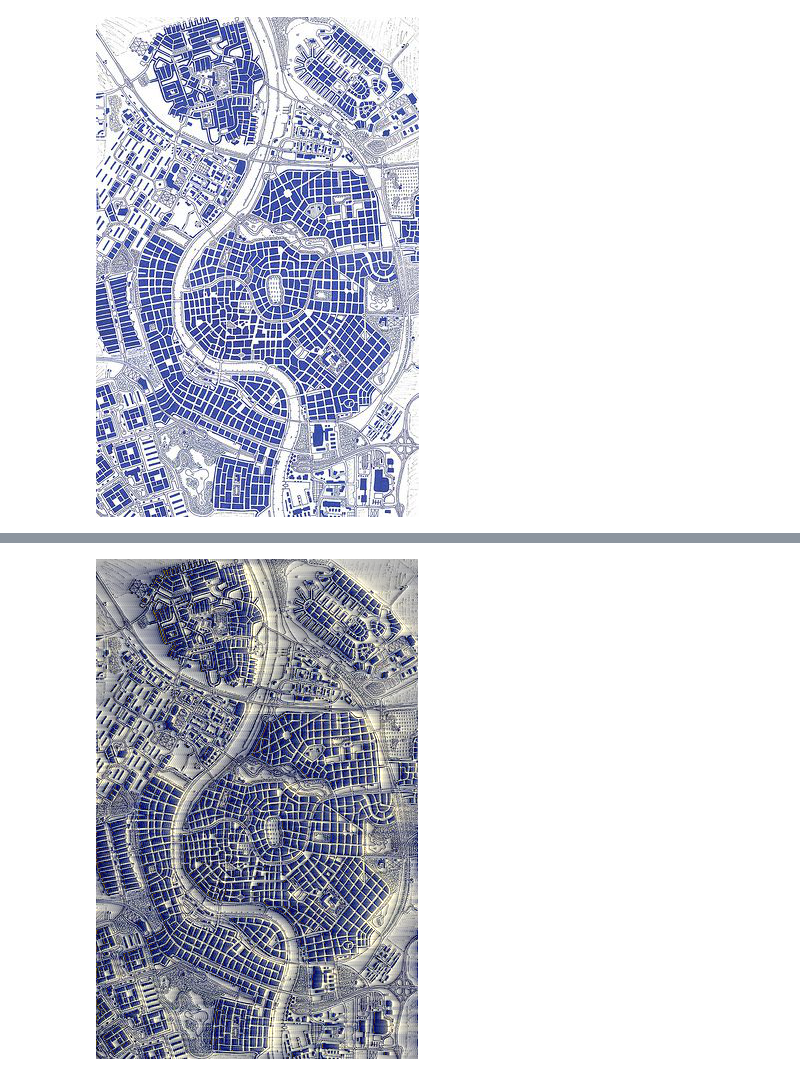
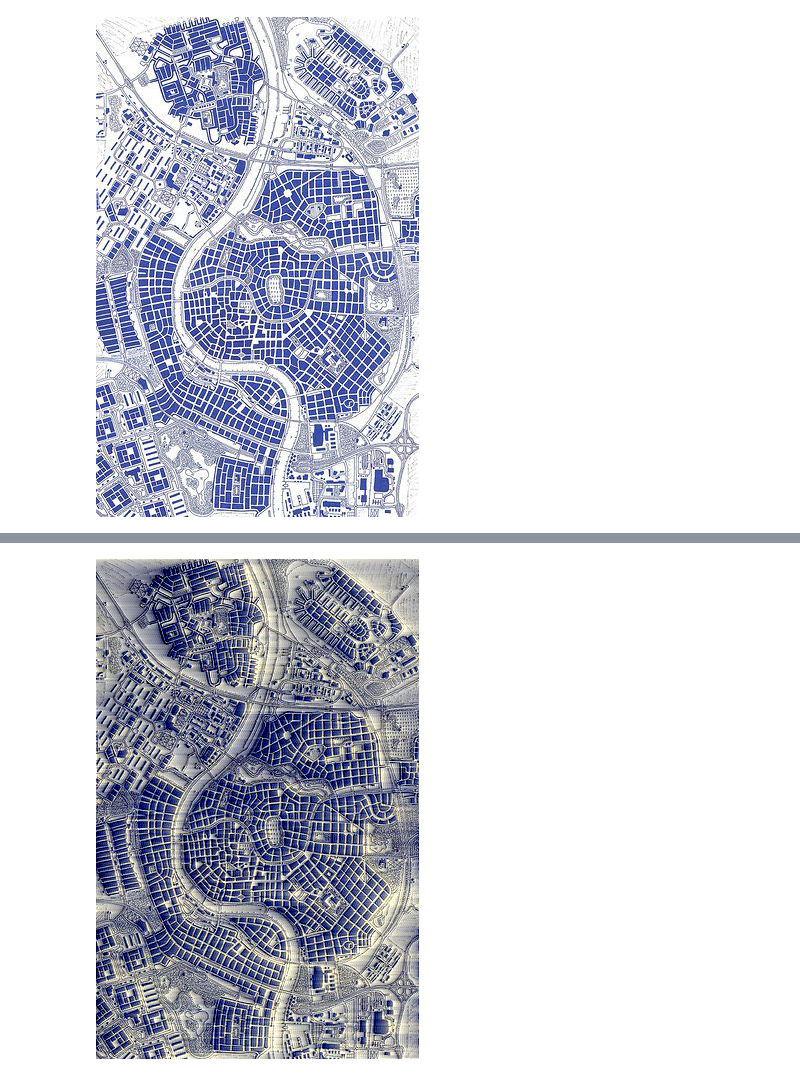
Before and after one commit to malyvsen/decoherence, a Jupyter notebook: experiments/decoherence.ipynb, the cells around one changed output, grey strips where cells are left out. Drawn from its saved outputs; the diff is of its cells as text; code cells hidden in the pictures.

```diff
--- a/experiments/decoherence.ipynb
+++ b/experiments/decoherence.ipynb
@@ -6,3 +6,6 @@ original = PIL.Image.open('./original.jpg')
 original
 # %% [output]
 [figure]
+# %%
+fft = np.fft.fft(np.reshape(np.array(original), (-1, 3)), axis=0)
+fft.shape
@@ -9,7 +14,6 @@ original
 # %%
-fft = np.fft.rfft2(np.array(original), axes=(0, 1))
-
-fft_vis = np.abs(fft)
+fft_vis = np.reshape(fft, (original.height, original.width, 3))
+fft_vis = np.abs(fft_vis)
 fft_vis = np.log(fft_vis)
 fft_vis = fft_vis - fft_vis.min()
 fft_vis = fft_vis / fft_vis.max()
@@ -20,12 +24,14 @@ PIL.Image.fromarray((fft_vis).astype(np.uint8))
 # %%
 angle = np.pi * .25
 decohered = fft * (np.cos(angle) + np.sin(angle) * 1j)
+decohered[len(decohered) // 2 + 1:] = np.conjugate(decohered[1 : len(decohered) // 2][::-1])
 
-modified = np.fft.irfft2(decohered, axes=(0, 1))
-modified = np.abs(modified)
+modified = np.fft.ifft(decohered, axis=0)
+modified = np.reshape(modified, (original.height, original.width, 3))
+modified = np.real(modified)
 modified = np.clip(modified, 0, 255)
 reconstructed = PIL.Image.fromarray(modified.astype(np.uint8))
 reconstructed.save('./reconstructed.png')
 reconstructed
 # %% [output]
-[figure, old version]
+[figure, new version]
```
Also changed, not shown: parts of 2 cells of this notebook, 1 other file.
